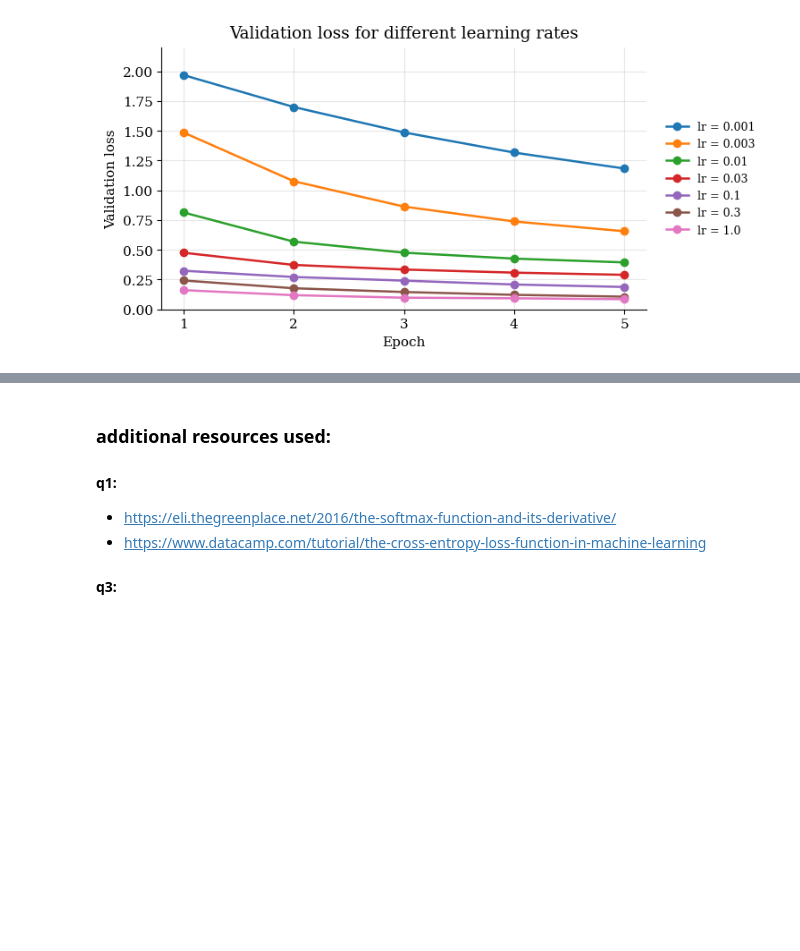
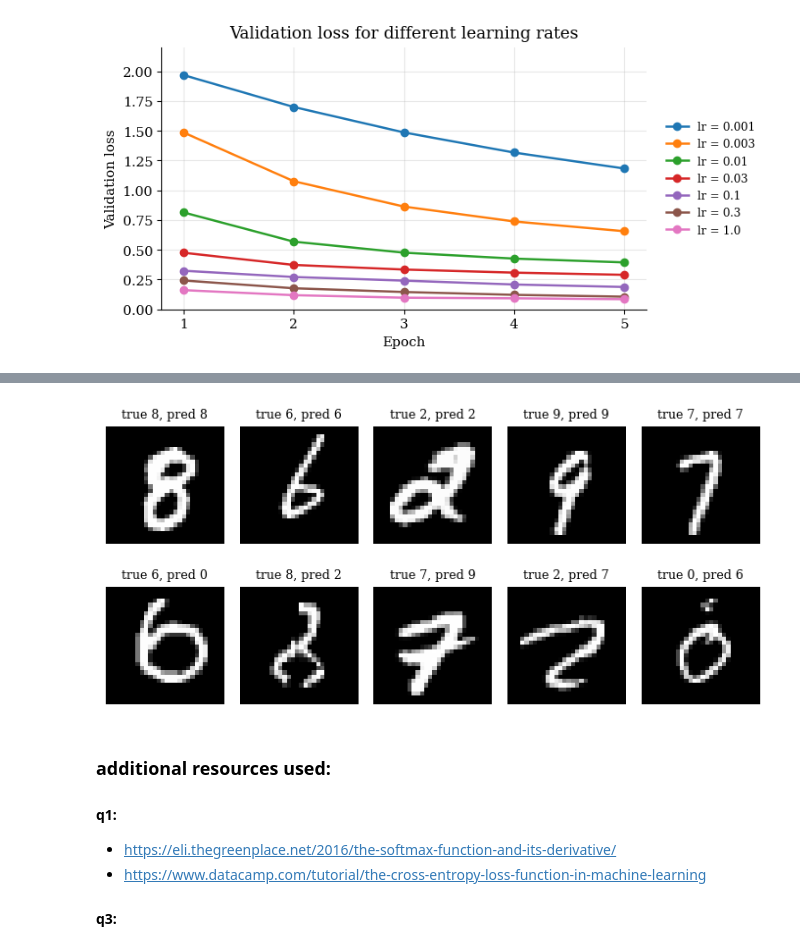
Before and after one commit to alisonattard/DeepLearning, a Jupyter notebook: Code.ipynb, the cells around one changed output, grey strips where cells are left out. Cells and saved outputs as stored; diff of their text form; code cells hidden in the pictures; blank space fills up the shorter version.

```diff
--- a/Code.ipynb
+++ b/Code.ipynb
@@ -848,3 +896,22 @@ plt.show()
+# %%
+y_int = y_test.astype(int)
+right = np.where(pred == y_int)[0]
+wrong = np.where(pred != y_int)[0]
+
+fig, axes = plt.subplots(2, 5, figsize=(7, 3.6))
+for ax, i in zip(axes[0], right[:5]):
+    ax.imshow(x_test[i].reshape(28, 28), cmap="gray")
+    ax.set_title("true %d, pred %d" % (y_int[i], pred[i]), fontsize=9)
+    ax.axis("off")
+for ax, i in zip(axes[1], wrong[:5]):
+    ax.imshow(x_test[i].reshape(28, 28), cmap="gray")
+    ax.set_title("true %d, pred %d" % (y_int[i], pred[i]), fontsize=9)
+    ax.axis("off")
+fig.tight_layout()
+fig.savefig("q8_examples.pdf", bbox_inches="tight")
+plt.show()
+# %% [output]
+[figure, added]
 # %% [markdown]
 ### additional resources used:
 
```
Also changed, not shown: parts of 1 cell of this notebook, 5 other files.
